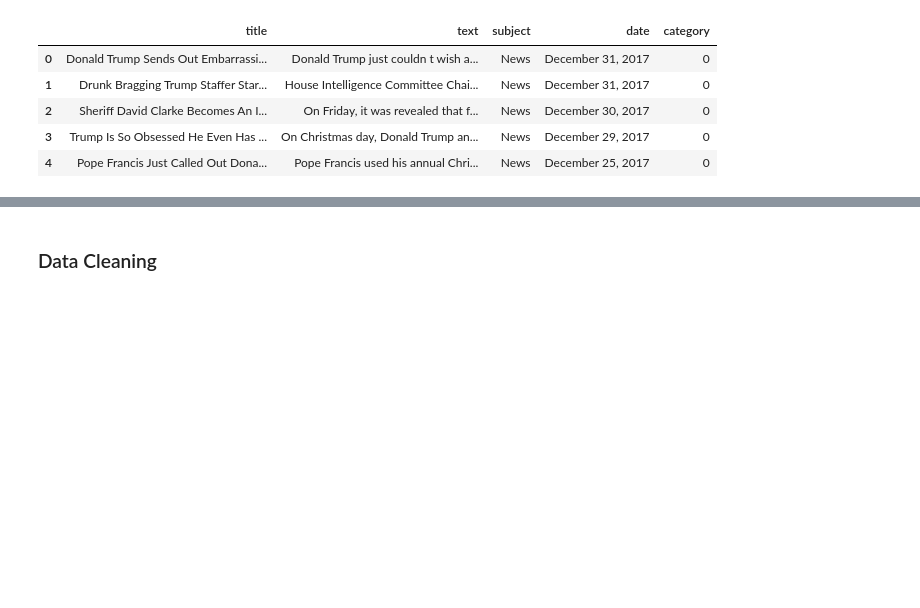
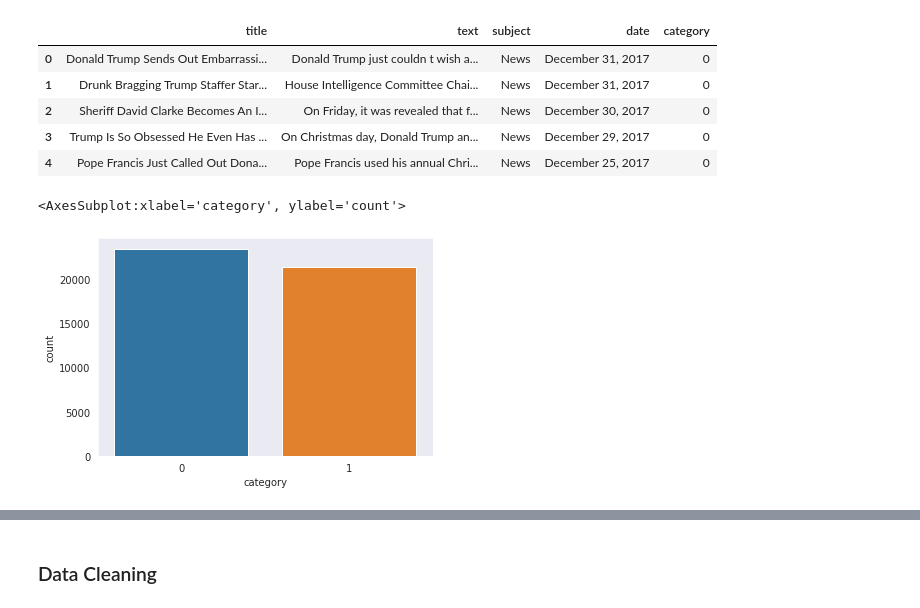
Before and after one commit to linksaiyajin/ML-Project, a Jupyter notebook: fake-news-classification.ipynb, the cells around one changed output, grey strips where cells are left out. Cells and saved outputs as stored; diff of their text form; code cells hidden in the pictures; blank space fills up the shorter version.

```diff
--- a/fake-news-classification.ipynb
+++ b/fake-news-classification.ipynb
@@ -94,7 +94,10 @@ false.head()
 # %%
 news = pd.concat([true,false])
 # %%
-# sns.set_style("dark")
-# # Count occurences of both real and fake news
-# sns.countplot(x=news.category)
+sns.set_style("dark")
+# Count occurences of both real and fake news
+sns.countplot(x=news.category)
+# %% [output]
+<AxesSubplot:xlabel='category', ylabel='count'>
+[figure, added]
 # %%
```
Also changed, not shown: parts of 29 cells of this notebook.
